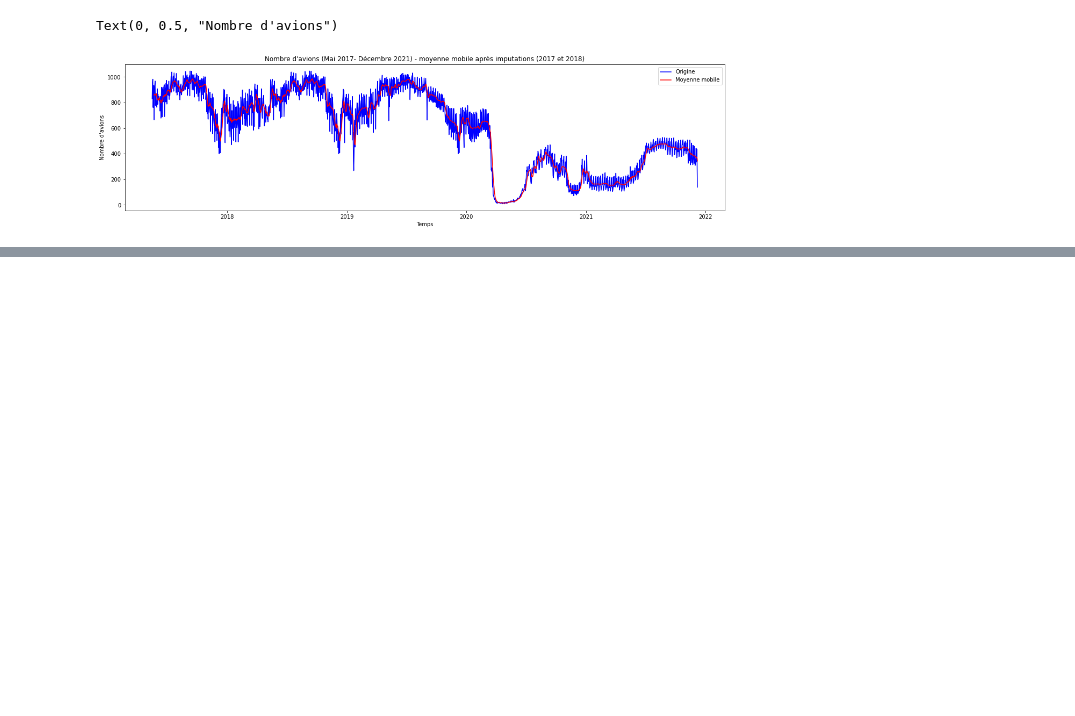
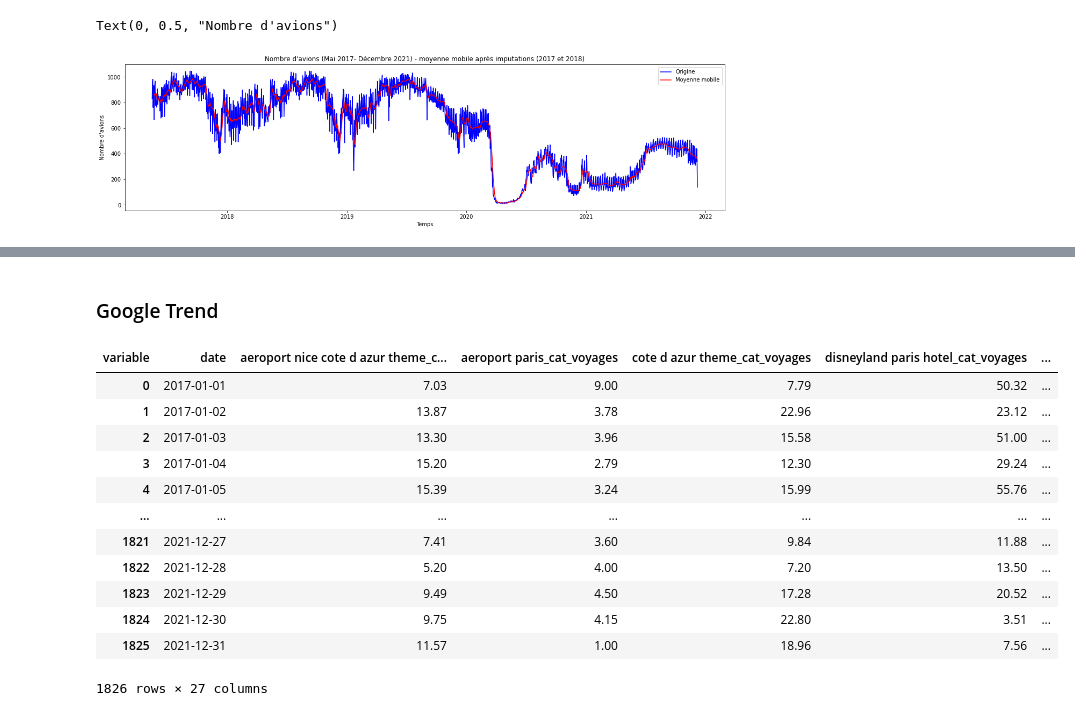
Before and after one commit to julienowack/stat_app, a Jupyter notebook: Valeurs manquantes.ipynb, the cells around one changed output, grey strips where cells are left out. Saved outputs shown, nothing was run; the diff lists cells and outputs as text; code cells hidden in the pictures; blank space fills up the shorter version.

```diff
--- a/Valeurs manquantes.ipynb
+++ b/Valeurs manquantes.ipynb
@@ -472,0 +551,2 @@ df_air_traffic_month.to_csv("df_air_traffic_cleared_month.csv")
+# %% [markdown]
+### Google Trend
@@ -472,0 +556,18 @@ df_air_traffic_month.to_csv("df_air_traffic_cleared_month.csv")
+# %%
+df_gt2 = df_gt.reset_index().pivot_table(values = "value", index = "date", columns = "variable")
+df_gt2 = df_gt2.reset_index()
+df_gt2
+# %% [output]
+| variable | date | aeroport nice cote d azur theme_c... | aeroport paris_cat_voyages | cote d azur theme_cat_voyages | disneyland paris hotel_cat_voyages | ... |
+| 0 | 2017-01-01 | 7.03 | 9.00 | 7.79 | 50.32 | ... |
+| 1 | 2017-01-02 | 13.87 | 3.78 | 22.96 | 23.12 | ... |
+| 2 | 2017-01-03 | 13.30 | 3.96 | 15.58 | 51.00 | ... |
+| 3 | 2017-01-04 | 15.20 | 2.79 | 12.30 | 29.24 | ... |
+| 4 | 2017-01-05 | 15.39 | 3.24 | 15.99 | 55.76 | ... |
+| ... | ... | ... | ... | ... | ... | ... |
+| 1821 | 2021-12-27 | 7.41 | 3.60 | 9.84 | 11.88 | ... |
+| 1822 | 2021-12-28 | 5.20 | 4.00 | 7.20 | 13.50 | ... |
+| 1823 | 2021-12-29 | 9.49 | 4.50 | 17.28 | 20.52 | ... |
+| 1824 | 2021-12-30 | 9.75 | 4.15 | 22.80 | 3.51 | ... |
+| 1825 | 2021-12-31 | 11.57 | 1.00 | 18.96 | 7.56 | ... |
+1826 rows × 27 columns
```
Also changed, not shown: parts of 20 cells of this notebook.
